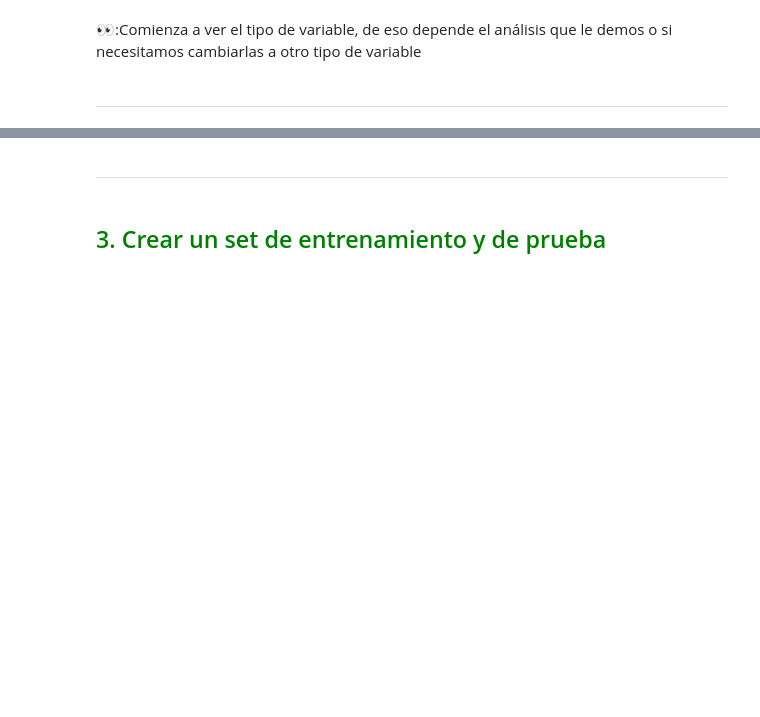
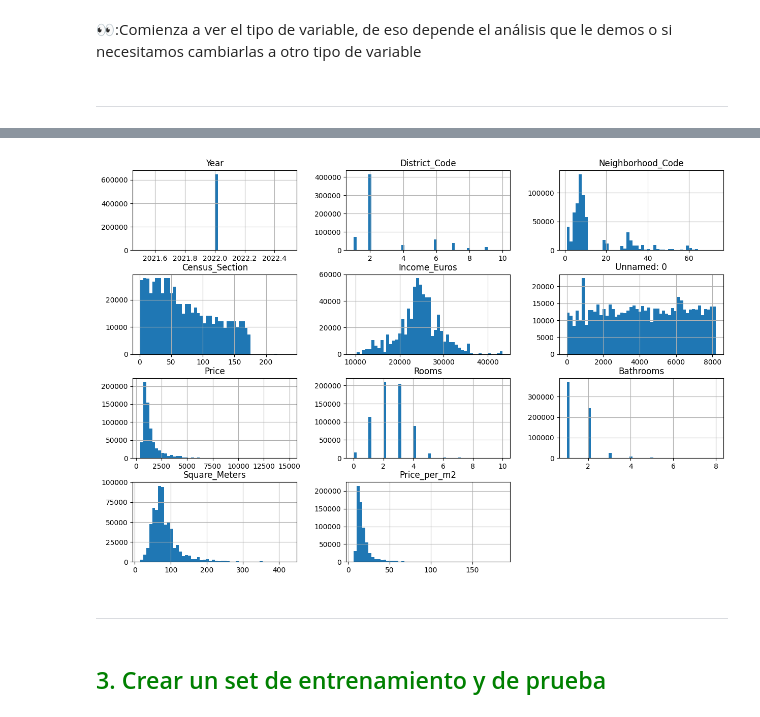
Before and after one commit to abrahajam/BIG-DATA-E-IA, a Jupyter notebook: ejercicio 1 de diciembre/ML1 (1).ipynb, the cells around one changed output, grey strips where cells are left out. Saved outputs shown, nothing was run; the diff lists cells and outputs as text; code cells hidden in the pictures; blank space fills up the shorter version.

```diff
--- a/ejercicio 1 de diciembre/ML1 (1).ipynb
+++ b/ejercicio 1 de diciembre/ML1 (1).ipynb
@@ -46,0 +117,19 @@ Barcelona_Housing
+# %%
+# 1. Normalizar completamente el contenido de la columna 'distrito'
+
+# Este paso asegura que nombres como 'ciutatvella' (head) y 'ciutatvella' (value_counts) sean idénticos
+Barcelona_Housing['distrito'] = Barcelona_Housing['distrito'].replace({
+    'ciutatvella': 'ciutat vella', # Ya limpio
+    'eixample': 'eixample', # Ya limpio
+    'santsmontjuic': 'sants-montjuïc',
+    'lescorts': 'les corts',
+    'sarriasantgervasi': 'sarrià-sant gervasi',
+    'gracia': 'gràcia',
+    'hortaguinardo': 'horta-guinardó',
+    'noubarris': 'nou barris',
+    'santandreu': 'sant andreu',
+    'santmarti': 'sant martí'
+})
+
+print("\n--- Conteo de Valores (NORMALIZADO) ---")
+print(Barcelona_Housing['distrito'].value_counts())
@@ -50,9 +330,9 @@ Barcelona_Salary
 Barcelona_Salary.rename(columns={
     "Any": "Year",
     "Codi_Districte": "District_Code",
-    "Nom_Districte": "District_Name",
+    "Nom_Districte": "distrito",
     "Codi_Barri": "Neighborhood_Code",
-    "Nom_Barri": "Neighborhood",
+    "Nom_Barri": "nom_barrio",
     "Seccio_Censal": "Census_Section",
     "Import_Euros": "Income_Euros"
 }, inplace=True)
@@ -65,13 +345,13 @@ Barcelona_Housing.rename(columns={
     "terrace": "Terrace",
     "square_meters": "Square_Meters",
     "real_state": "Property_Type",
-    "neighborhood": "Neighborhood",
+    "neighborhood": "distrito",
     "square_meters_price": "Price_per_m2"
 }, inplace=True)
 # %%
 # Limpiar nombres de barrios
-Barcelona_Salary["Neighborhood"] = Barcelona_Salary["Neighborhood"].str.strip().str.lower()
-Barcelona_Housing["Neighborhood"] = Barcelona_Housing["Neighborhood"].str.strip().str.lower()
+Barcelona_Salary["distrito"] = Barcelona_Salary["distrito"].str.strip().str.lower()
+Barcelona_Housing["distrito"] = Barcelona_Housing["distrito"].str.strip().str.lower()
 # %%
-data = Barcelona_Salary.merge(Barcelona_Housing, on="Neighborhood", how="left")
+data = Barcelona_Salary.merge(Barcelona_Housing, on="distrito", how="left")
 data
@@ -114,8 +484,10 @@ df_filtered.head()
 # %%
 # Realiza un Histograma para visualizar los datos
 #matplotlib inline para aquellos que estan con jupyter notebook
-df_filtered.hist(bins=50, figsize=(15,10))
+data.hist(bins=50, figsize=(15,10))
 plt.show()
+# %% [output]
+[figure, added]
 # %% [markdown]
 ***
 # %% [markdown]
```
Also changed, not shown: parts of 50 cells of this notebook, 1 other file.
